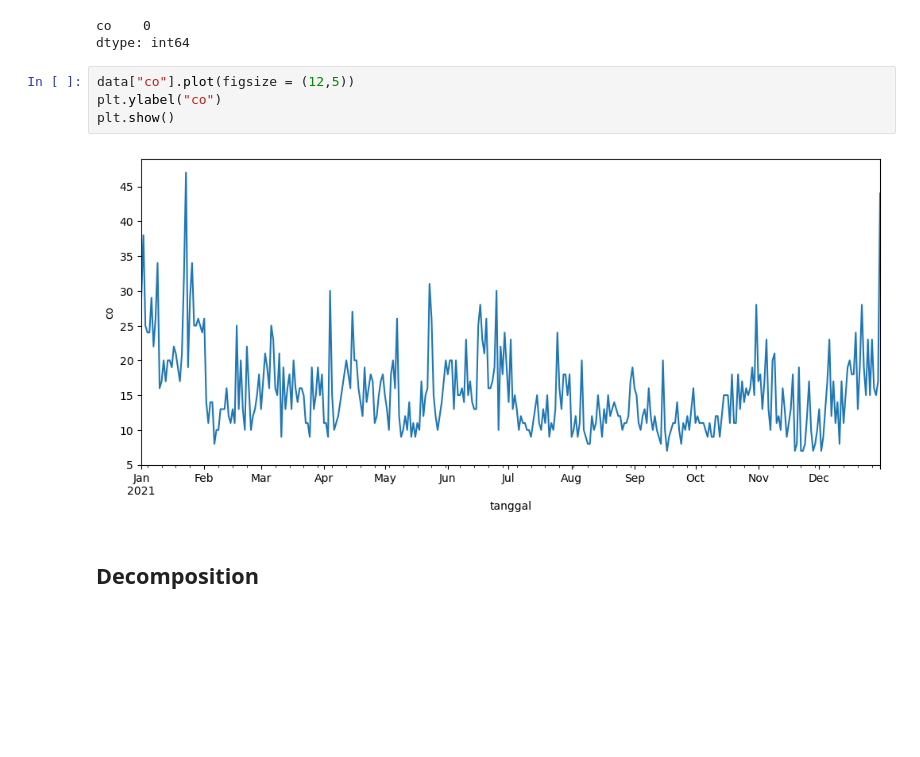
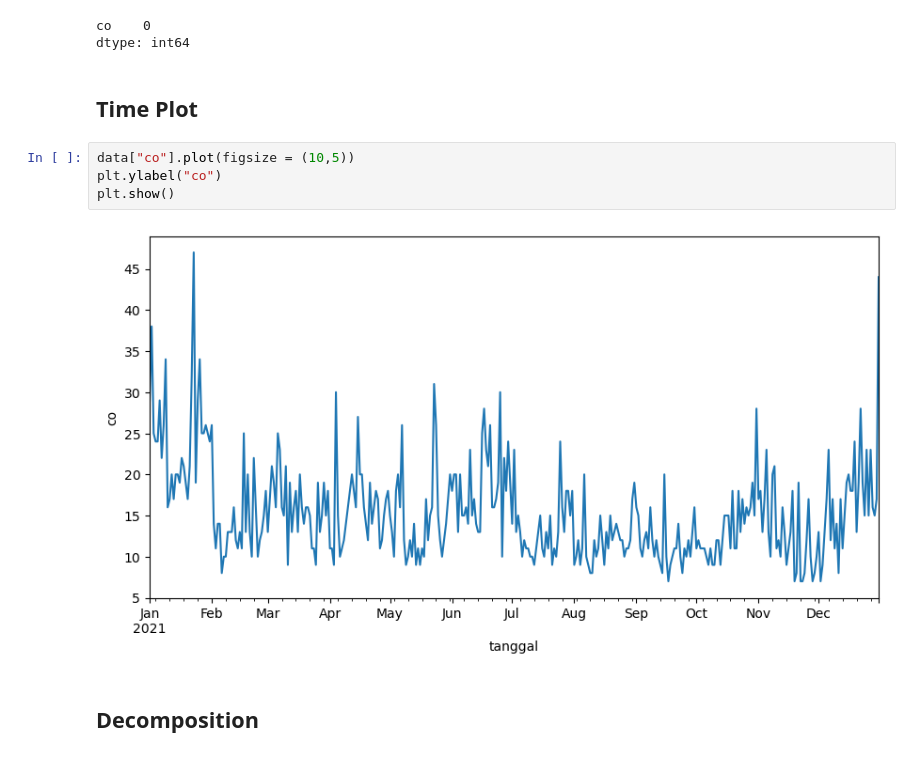
Before and after one commit to crypter70/AQMS, a Jupyter notebook: Modeling.ipynb, the cells around one changed output. Saved outputs shown, nothing was run; the diff lists cells and outputs as text; blank space fills up the shorter version.

```diff
--- a/Modeling.ipynb
+++ b/Modeling.ipynb
@@ -58,12 +65,14 @@ data.isnull().sum()
 # %% [output]
 co    0
 dtype: int64
+# %% [markdown]
+## Time Plot
 # %%
-data["co"].plot(figsize = (12,5))
+data["co"].plot(figsize = (10,5))
 plt.ylabel("co")
 plt.show()
 # %% [output]
-[figure, old version]
+[figure, new version]
 # %% [markdown]
 ## Decomposition
 # %%
```
Also changed, not shown: parts of 16 cells of this notebook.
